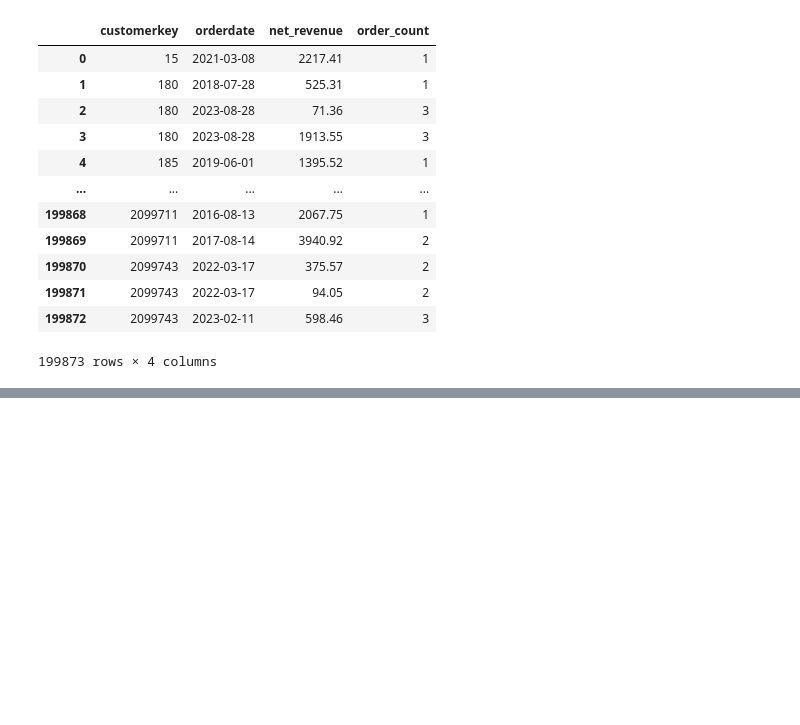
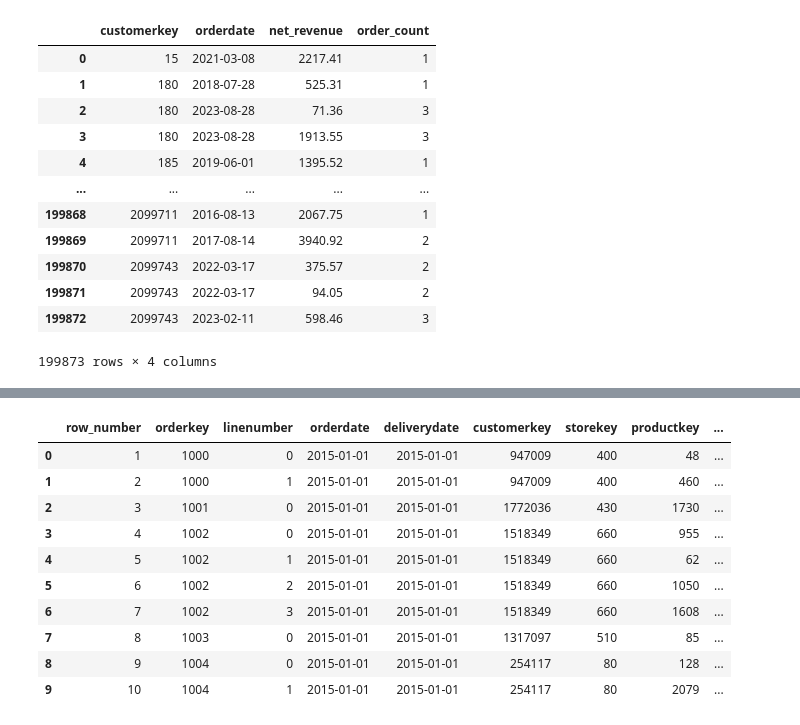
Before and after one commit to bonsoul/Data_Engineering101, a Jupyter notebook: where.ipynb, the cells around one changed output, grey strips where cells are left out. Drawn from its saved outputs; the diff is of its cells as text; code cells hidden in the pictures; blank space fills up the shorter version.

```diff
--- a/where.ipynb
+++ b/where.ipynb
@@ -108,0 +146,26 @@ FROM sales
+# %%
+%%sql
+
+SELECT
+         ROW_NUMBER() OVER (ORDER BY orderdate,
+         orderkey,
+         linenumber
+         ) AS row_number,
+         *
+
+FROM
+        sales
+
+LIMIT 10
+# %% [output]
+|  | row_number | orderkey | linenumber | orderdate | deliverydate | customerkey | storekey | productkey | ... |
+| 0 | 1 | 1000 | 0 | 2015-01-01 | 2015-01-01 | 947009 | 400 | 48 | ... |
+| 1 | 2 | 1000 | 1 | 2015-01-01 | 2015-01-01 | 947009 | 400 | 460 | ... |
+| 2 | 3 | 1001 | 0 | 2015-01-01 | 2015-01-01 | 1772036 | 430 | 1730 | ... |
+| 3 | 4 | 1002 | 0 | 2015-01-01 | 2015-01-01 | 1518349 | 660 | 955 | ... |
+| 4 | 5 | 1002 | 1 | 2015-01-01 | 2015-01-01 | 1518349 | 660 | 62 | ... |
+| 5 | 6 | 1002 | 2 | 2015-01-01 | 2015-01-01 | 1518349 | 660 | 1050 | ... |
+| 6 | 7 | 1002 | 3 | 2015-01-01 | 2015-01-01 | 1518349 | 660 | 1608 | ... |
+| 7 | 8 | 1003 | 0 | 2015-01-01 | 2015-01-01 | 1317097 | 510 | 85 | ... |
+| 8 | 9 | 1004 | 0 | 2015-01-01 | 2015-01-01 | 254117 | 80 | 128 | ... |
+| 9 | 10 | 1004 | 1 | 2015-01-01 | 2015-01-01 | 254117 | 80 | 2079 | ... |
```
Also changed, not shown: parts of 3 cells of this notebook.
